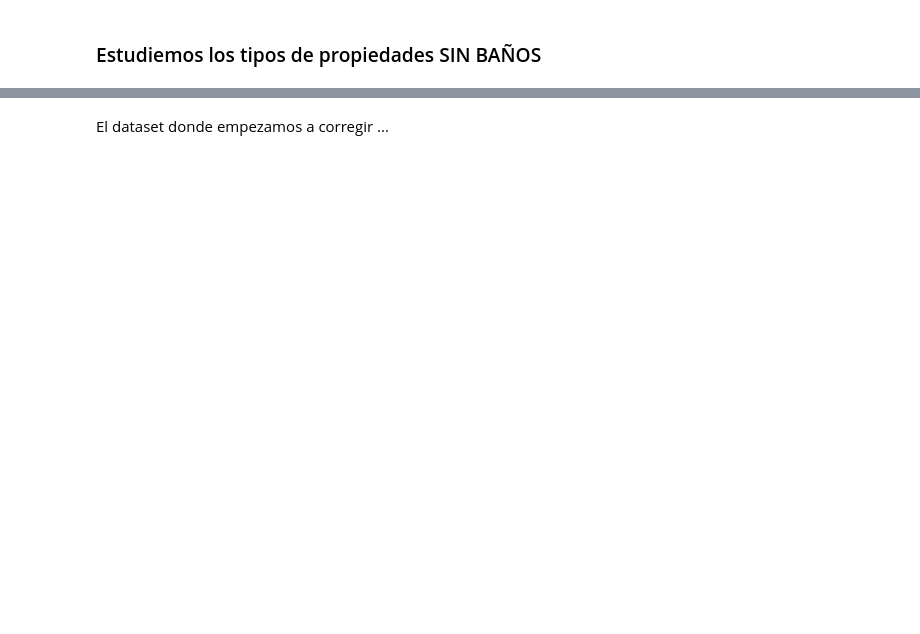
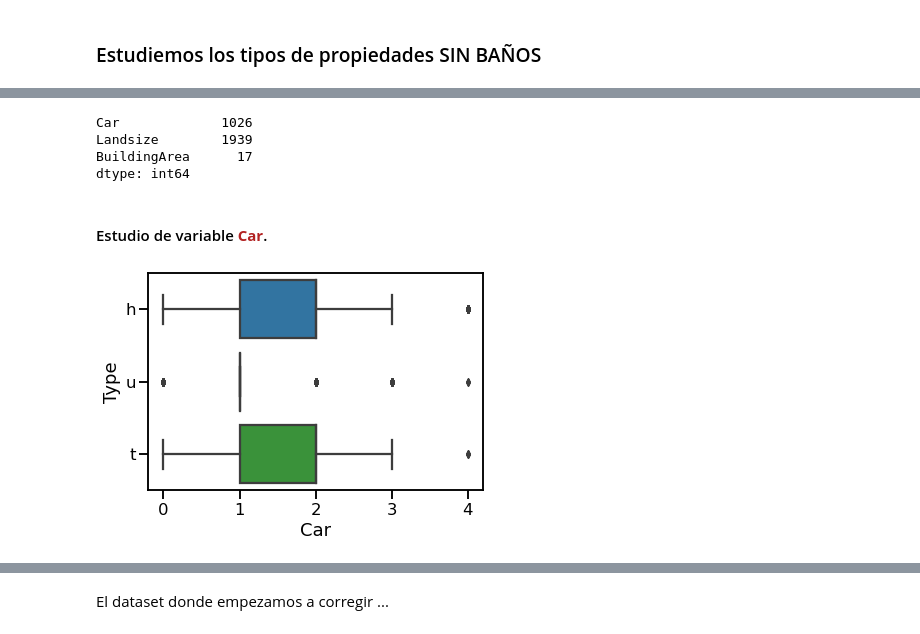
Before and after one commit to mgobbi289/DiploDatos, a Jupyter notebook: AnalisisyCuracion/03_DatosFaltantes.ipynb, the cells around one changed output, grey strips where cells are left out. Cells and saved outputs as stored; diff of their text form; code cells hidden in the pictures; blank space fills up the shorter version.

```diff
--- a/AnalisisyCuracion/03_DatosFaltantes.ipynb
+++ b/AnalisisyCuracion/03_DatosFaltantes.ipynb
@@ -150,3 +176,4 @@ Carguemos los datos
 # %%
-melb_data = pd.read_csv('melb_data.csv')
-melb_data.shape
+melb_data = pd.read_csv('https://cs.famaf.unc.edu.ar/~mteruel/datasets/diplodatos/melb_data.csv')
+
+melb_data.head()
@@ -269,0 +472,8 @@ melb_df.describe()
+# %%
+data = melb_df[ (melb_df.Suburb == 'Melbourne')
+              & (melb_df.CouncilArea == 'Melbourne')
+              & (melb_df.Regionname == 'Northern Metropolitan')
+              & (melb_df.Type == 'u')
+              ]
+
+data[relevant_cols]
@@ -269,0 +506,16 @@ melb_df.describe()
+# %%
+melb_df.loc[melb_df.Distance == 0, 'Distance'] = data.Distance.mode
+
+cols_ = melb_df[melb_df == 0].count(axis=0)
+cols_[cols_ > 0]
+# %% [output]
+Car             1026
+Landsize        1939
+BuildingArea      17
+dtype: int64
+# %% [markdown]
+#### Estudio de variable <span style="color:FireBrick">**Car**</span>.
+# %%
+sns.boxplot(data=melb_df[melb_df.Car < 5], x='Car', y='Type');
+# %% [output]
+[figure, added]
```
Also changed, not shown: parts of 109 cells of this notebook.
